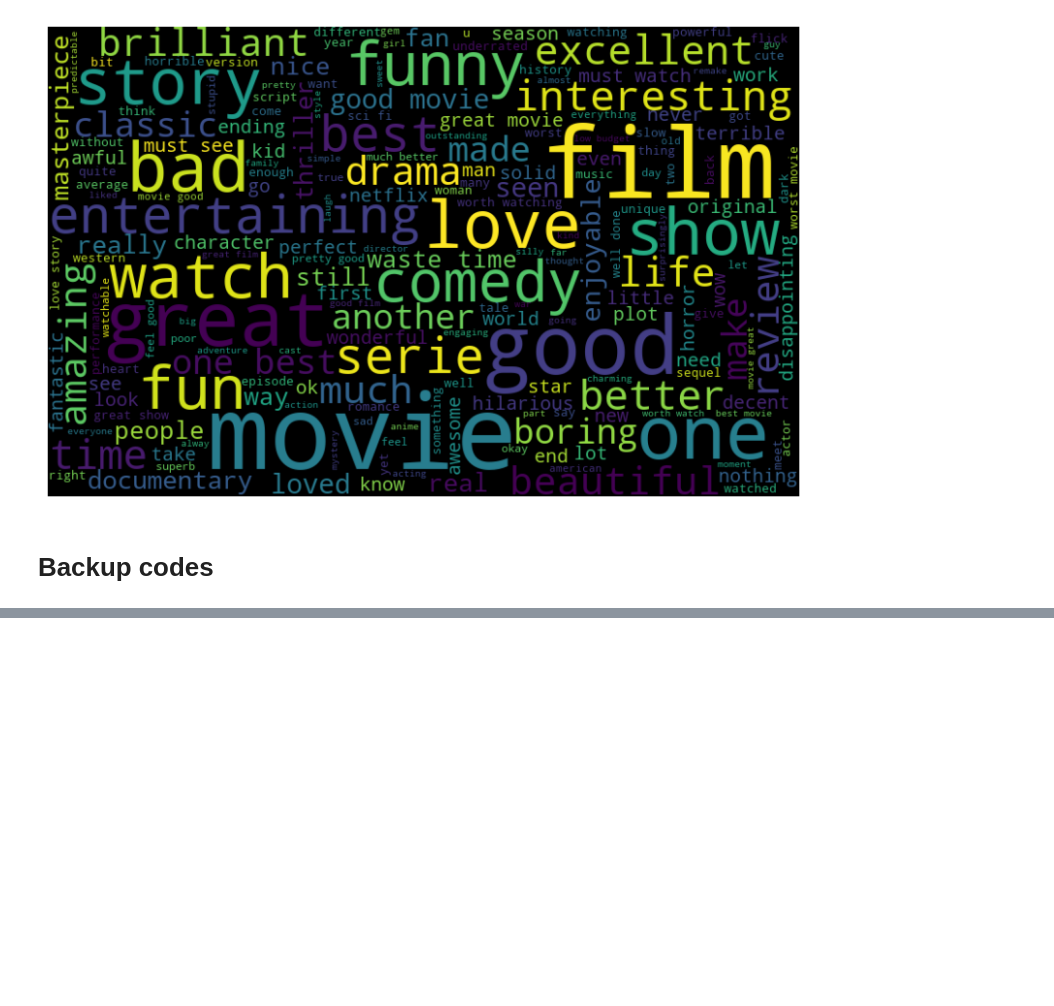
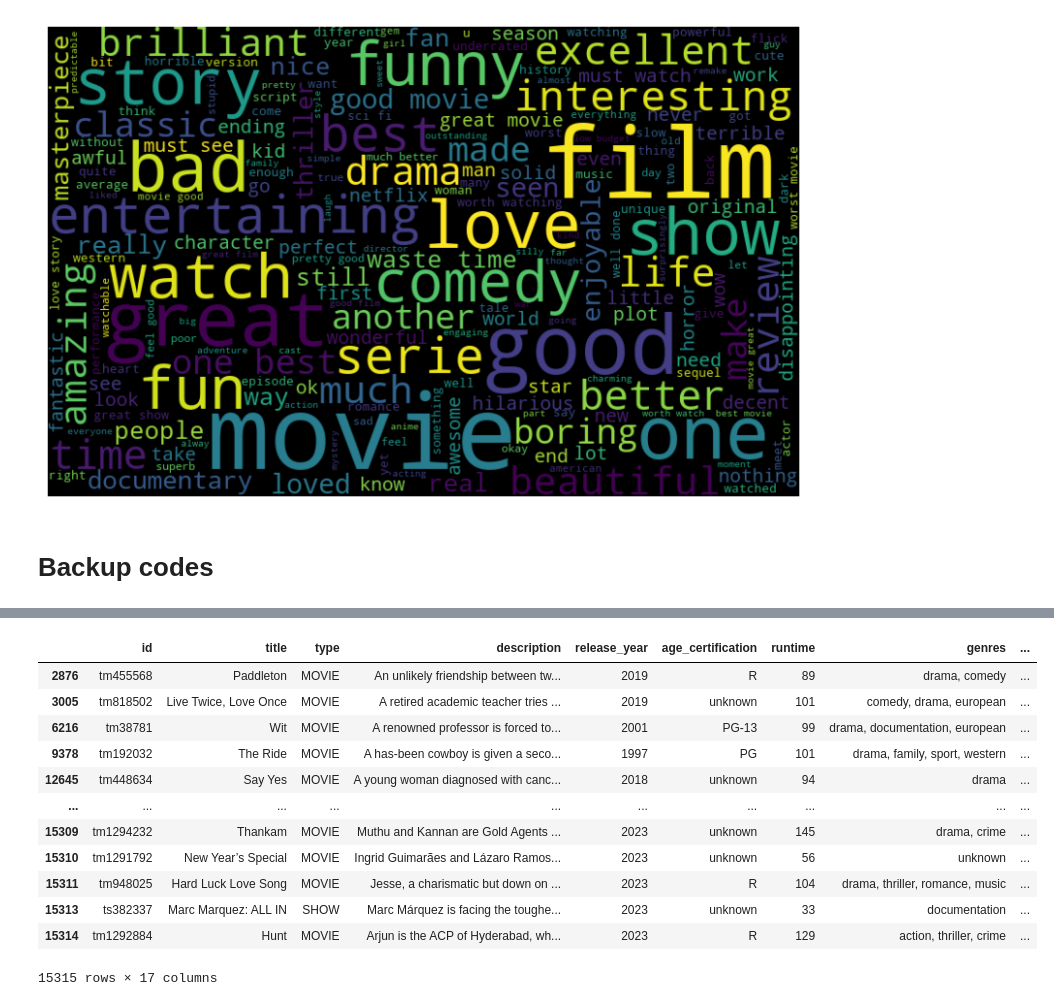
Before and after one commit to jrodrisanz/Final_project, a Jupyter notebook: src/main.ipynb, the cells around one changed output, grey strips where cells are left out. Cells and saved outputs as stored; diff of their text form; code cells hidden in the pictures; blank space fills up the shorter version.

```diff
--- a/src/main.ipynb
+++ b/src/main.ipynb
@@ -1441,0 +1553,2 @@ if opcion_seleccionada == 'Buscar Película':
+# %%
+df_filtrado = df_filtrado.groupby('id')['review'].apply(lambda x: ' '.join(x)).reset_index()
@@ -1441,0 +1571,4 @@ if opcion_seleccionada == 'Buscar Película':
+# %%
+titles = pd.read_csv('../data/clean/titles.csv', encoding='utf-8', encoding_errors='ignore')
+# %%
+df_filtrado.rename(columns={'id': 'imdb_id'}, inplace=True)
@@ -1441,0 +1595,39 @@ if opcion_seleccionada == 'Buscar Película':
+# %%
+#original
+def generar_recomendaciones(respuestas):
+
+    titles = pd.read_csv('../data/clean/titles.csv', encoding='utf-8', encoding_errors='ignore')
+    comments = pd.read_csv('../data/clean/com_group.csv', encoding='utf-8', encoding_errors='ignore')
+
+    # 1. Filtro por peli o serie fav
+    tfidf = TfidfVectorizer(stop_words= 'english')              # Definir objeto vectorizador TF_IDF
+    tfidf_matrix = tfidf.fit_transform(titles['description'])   # contruir matriz TF-IDF
+
+    cosine_sim= linear_kernel(tfidf_matrix, tfidf_matrix)       # similitud de cosenos
+
+    indices= pd.Series(titles.index, index= titles['title']).drop_duplicates()  # construir mapa inverso de indices y titulos de peliculas
+
+    idx = indices[respuestas]
+    sim_scores = list(enumerate(cosine_sim[idx]))
+    sim_scores = sorted(sim_scores, key=lambda x: x[1], reverse=True)       #ordenar las peliculas por similitud de contenido
+    movie_id = [i[0] for i in sim_scores]
+    df_filtrado = titles.iloc[movie_id]
+    df_filtrado = df_filtrado.iloc[1:]
+
+    return df_filtrado
+# %%
+generar_recomendaciones(respuestas)
+# %% [output]
+|  | id | title | type | description | release_year | age_certification | runtime | genres | ... |
+| 2876 | tm455568 | Paddleton | MOVIE | An unlikely friendship between tw... | 2019 | R | 89 | drama, comedy | ... |
+| 3005 | tm818502 | Live Twice, Love Once | MOVIE | A retired academic teacher tries ... | 2019 | unknown | 101 | comedy, drama, european | ... |
+| 6216 | tm38781 | Wit | MOVIE | A renowned professor is forced to... | 2001 | PG-13 | 99 | drama, documentation, european | ... |
+| 9378 | tm192032 | The Ride | MOVIE | A has-been cowboy is given a seco... | 1997 | PG | 101 | drama, family, sport, western | ... |
+| 12645 | tm448634 | Say Yes | MOVIE | A young woman diagnosed with canc... | 2018 | unknown | 94 | drama | ... |
+| ... | ... | ... | ... | ... | ... | ... | ... | ... | ... |
+| 15309 | tm1294232 | Thankam | MOVIE | Muthu and Kannan are Gold Agents ... | 2023 | unknown | 145 | drama, crime | ... |
+| 15310 | tm1291792 | New Year’s Special | MOVIE | Ingrid Guimarães and Lázaro Ramos... | 2023 | unknown | 56 | unknown | ... |
+| 15311 | tm948025 | Hard Luck Love Song | MOVIE | Jesse, a charismatic but down on ... | 2023 | R | 104 | drama, thriller, romance, music | ... |
+| 15313 | ts382337 | Marc Marquez: ALL IN | SHOW | Marc Márquez is facing the toughe... | 2023 | unknown | 33 | documentation | ... |
+| 15314 | tm1292884 | Hunt | MOVIE | Arjun is the ACP of Hyderabad, wh... | 2023 | R | 129 | action, thriller, crime | ... |
+15315 rows × 17 columns
```
Also changed, not shown: parts of 17 cells of this notebook, 1 other file.
